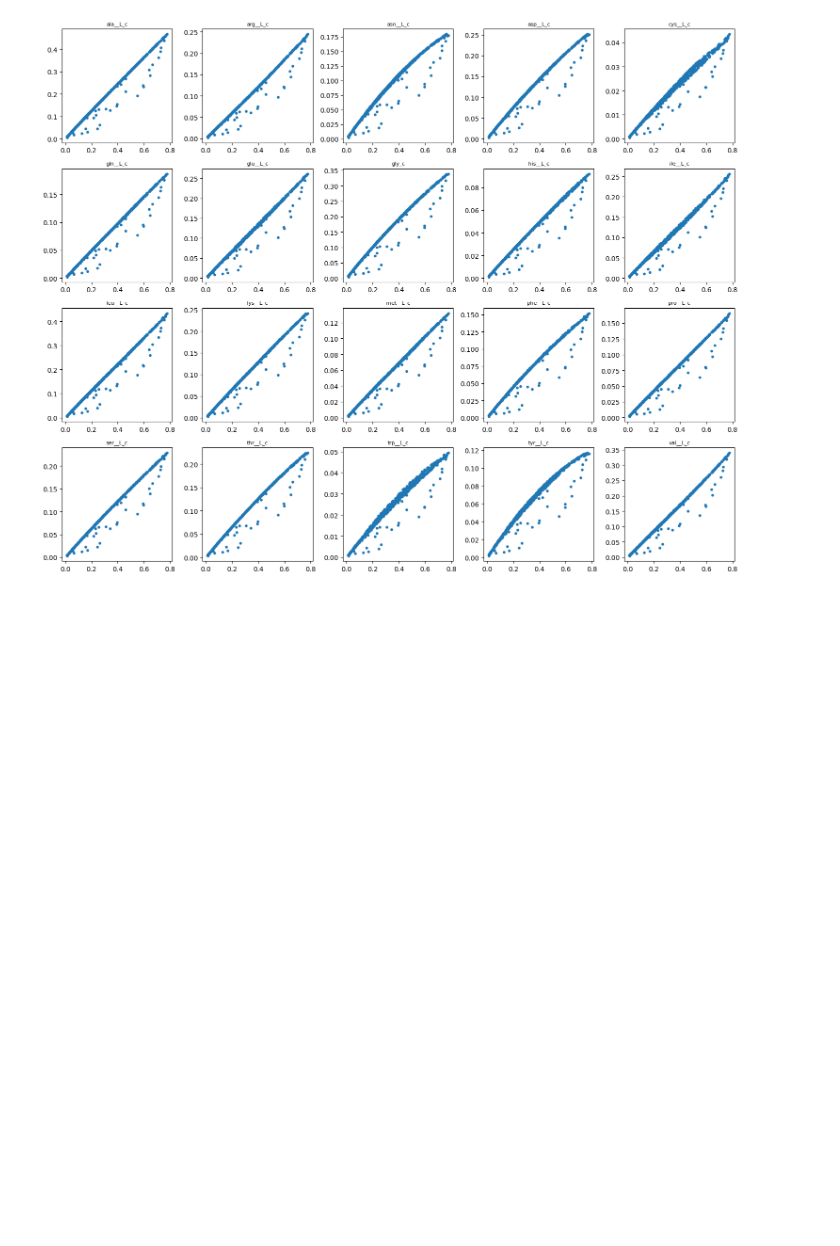
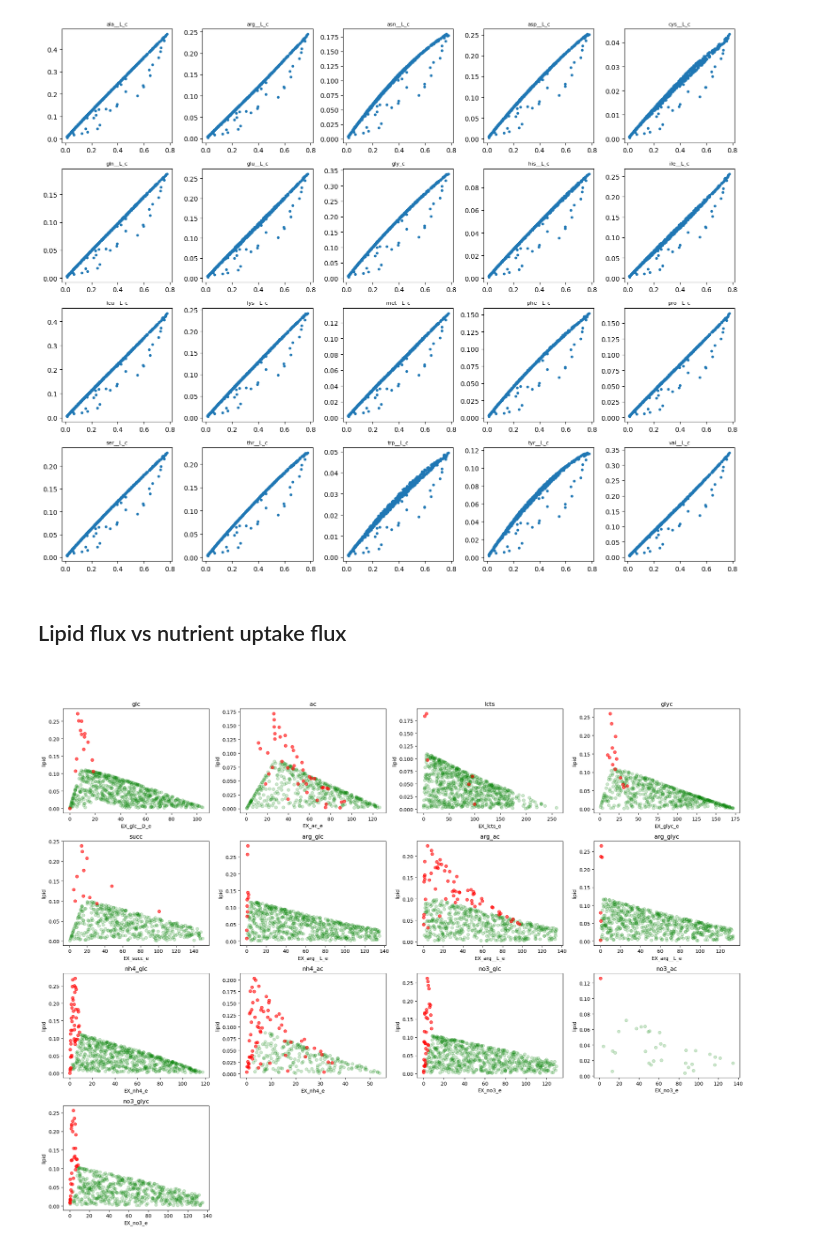
Before and after one commit to celasa/biomass_thesis, a Jupyter notebook: notebooks/final_analyses.ipynb, the cells around one changed output. Cells and saved outputs as stored; diff of their text form; code cells hidden in the pictures; blank space fills up the shorter version.

Commit message:
lipid deviations

```diff
--- a/notebooks/final_analyses.ipynb
+++ b/notebooks/final_analyses.ipynb
@@ -50,0 +179,2 @@ glc = prep.merge_samples(glc_samples, '/triumvirate/home/celinaha/thesis_files/e
+# %%
+outlier = bm_data[bm_data['outlier']==1]
@@ -618,3 +803,5 @@ plt.tight_layout()
 plt.show()
 # %% [output]
 [figure]
+# %% [markdown]
+## Lipid flux vs nutrient uptake flux
@@ -620,0 +949,50 @@ plt.show()
+# %%
+bm = data.iloc[:, :12]
+# bm = noise_data.iloc[:, :11]
+bm_plot = bm.copy()
+bm_plot.columns = bm_plot.columns.str.split('_').str[0]
+bm_plot = bm_plot.rename(columns={'dummy': 'dummy protein'})
+# %%
+bm_plot['source'] = data['source']
+bm_plot['outlier'] = data['outlier']
+
+ex_cols = ['EX_glc__D_e', 'EX_ac_e', 'EX_lcts_e', 'EX_glyc_e', 'EX_succ_e', 'EX_arg__L_e', 'EX_nh4_e', 'EX_no3_e']
+# %%
+lipid_plot = bm_plot[['lipid', 'source']].copy()
+lipid_plot[ex_cols] = -data[ex_cols]
+lipid_plot['outlier'] = data['outlier']
+# %%
+sources_to_plot = [
+    'glc', 'ac', 'lcts', 'glyc', 'succ',
+    'arg_glc', 'arg_ac', 'arg_glyc',
+    'nh4_glc', 'nh4_ac',
+    'no3_glc', 'no3_ac', 'no3_glyc'
+]
+
+source_to_ex = {
+    'glc': 'EX_glc__D_e',
+    'ac': 'EX_ac_e',
+    'lcts': 'EX_lcts_e',
+    'glyc': 'EX_glyc_e',
+    'succ': 'EX_succ_e',
+    'arg': 'EX_arg__L_e',
+    'nh4': 'EX_nh4_e',
+    'no3': 'EX_no3_e'
+}
+
+fig, axes = plot_by_source_subplots(
+    plot_df=lipid_plot,
+    y_col='lipid',
+    source_col='source',
+    source_to_xcol=source_to_ex,
+    sources_to_plot=sources_to_plot,
+    dataset=data,
+    outlier_col='outlier',
+    ncols=4
+)
+
+plt.suptitle('Prosthetic Group Biomass vs Source Uptake', fontsize=15, color='white')
+plt.tight_layout(rect=[0, 0, 1, 0.96])
+plt.show()
+# %% [output]
+[figure, added]
```
Also changed, not shown: parts of 18 cells of this notebook.
